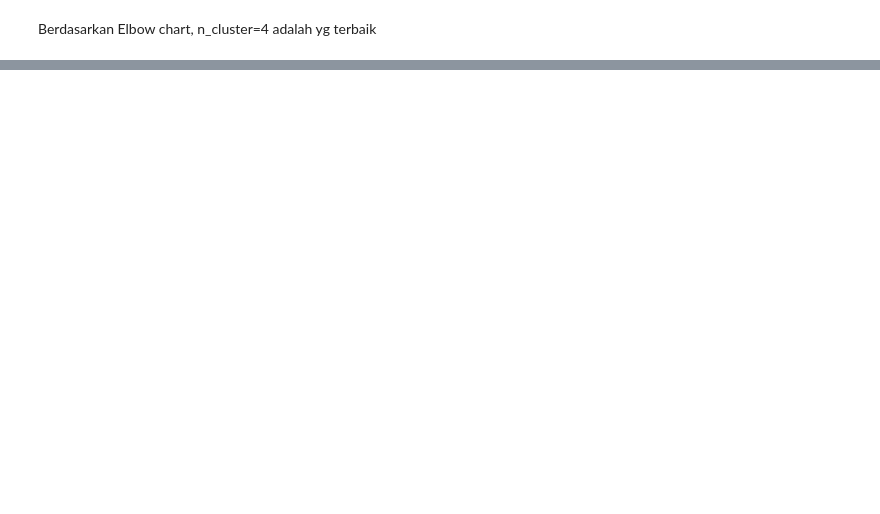
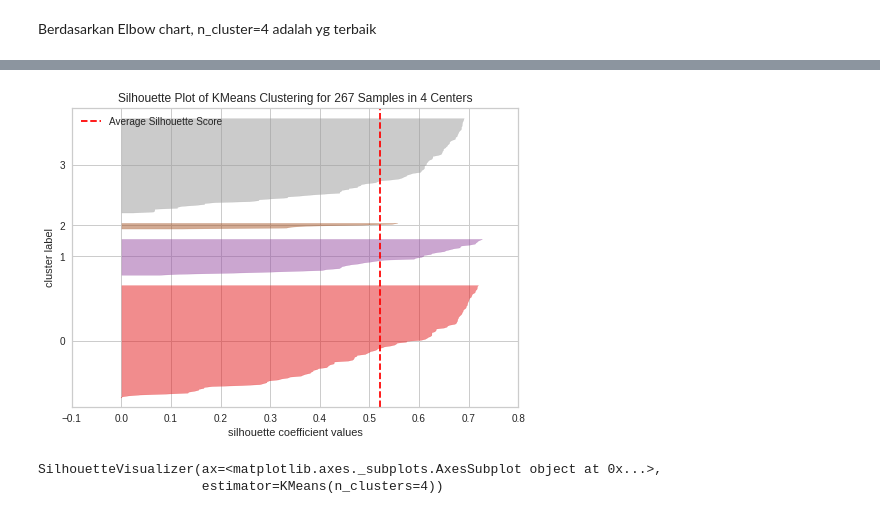
Before and after one commit to tsancode/Population5, a Jupyter notebook: Kmeans cluster.ipynb, the cells around one changed output, grey strips where cells are left out. Cells and saved outputs as stored; diff of their text form; code cells hidden in the pictures; blank space fills up the shorter version.

```diff
--- a/Kmeans cluster.ipynb
+++ b/Kmeans cluster.ipynb
@@ -182,0 +225,2 @@ Dari hasil clustering, terbentuk 4 klaster, dengan rincian  39 persen kelurahan
+# %%
+ds2021 = df2021.drop(df2021.columns[[0]], axis=1)
@@ -182,0 +248,7 @@ Dari hasil clustering, terbentuk 4 klaster, dengan rincian  39 persen kelurahan
+# %%
+ds2021.set_index("wilayah",inplace=True)
+# %%
+
+#Percobaan 4 klaster
+kmeans2021_4 = KMeans(n_clusters=4)
+kmeans2021_4.fit(ds2021)
@@ -182,0 +257,2 @@ Dari hasil clustering, terbentuk 4 klaster, dengan rincian  39 persen kelurahan
+# %%
+pred2021_4 = kmeans2021_4.fit_predict(ds2021)
@@ -182,0 +279,8 @@ Dari hasil clustering, terbentuk 4 klaster, dengan rincian  39 persen kelurahan
+# %%
+#Comparing performance for diff clusters Let's use Silhouette Coefficient to evaluate the model
+
+silhouette_visualizer(kmeans2021_4, ds2021, k=(2,10))
+# %% [output]
+[figure, added]
+SilhouetteVisualizer(ax=<matplotlib.axes._subplots.AxesSubplot object at 0x...>,
+                     estimator=KMeans(n_clusters=4))
```
Also changed, not shown: parts of 47 cells of this notebook.
